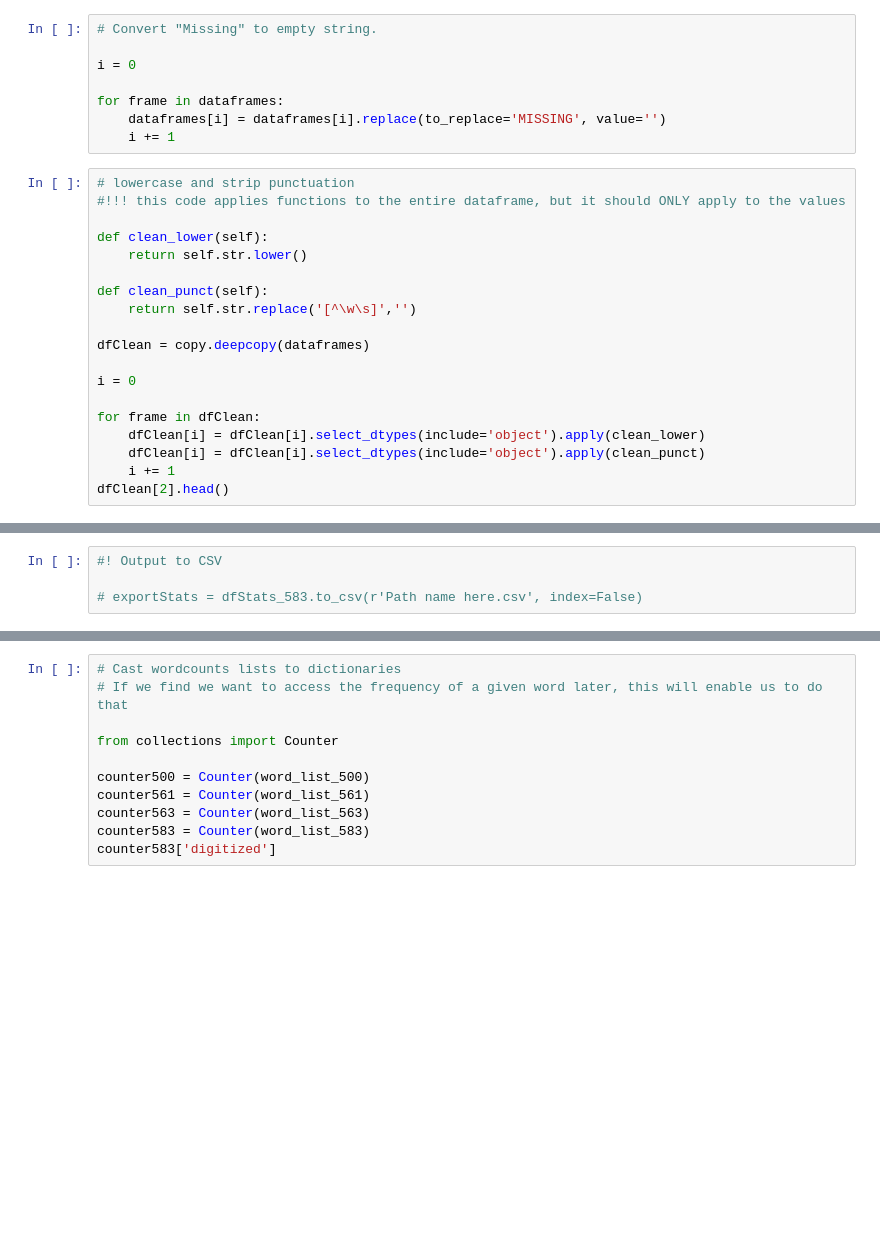
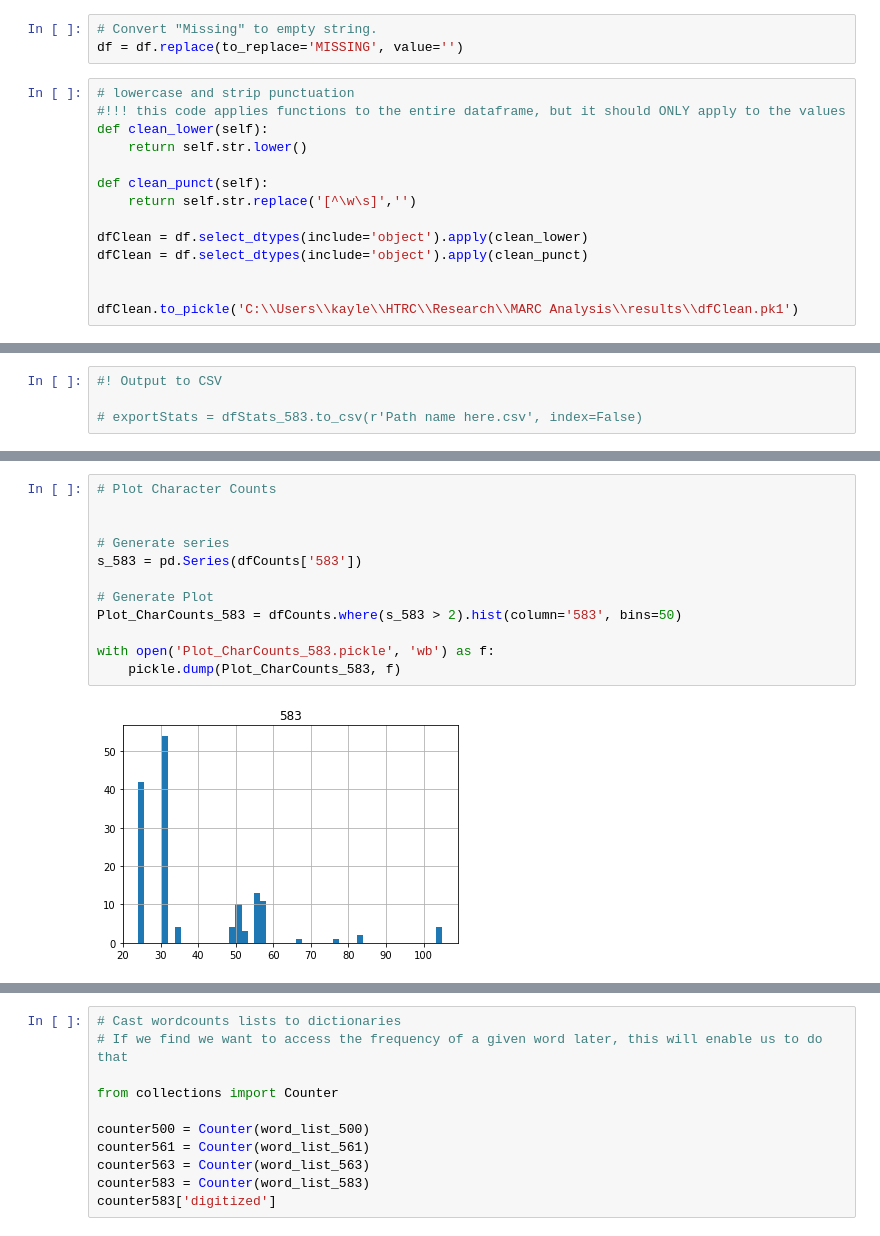
Before and after one commit to rdubnic2/OIDLPP, a Jupyter notebook: 2019 OIDLPP/KD/HTRC_MARC-processing-pandas.ipynb, the cells around one changed output, grey strips where cells are left out. Saved outputs shown, nothing was run; the diff lists cells and outputs as text; blank space fills up the shorter version.

```diff
--- a/2019 OIDLPP/KD/HTRC_MARC-processing-pandas.ipynb
+++ b/2019 OIDLPP/KD/HTRC_MARC-processing-pandas.ipynb
@@ -88,28 +82,18 @@ Clean up the textual data for all cells: lowercase, punctuation, tokenize
 #     print(content, sep='\n')
 # %%
 # Convert "Missing" to empty string.
-
-i = 0
-
-for frame in dataframes:
-    dataframes[i] = dataframes[i].replace(to_replace='MISSING', value='')
-    i += 1
+df = df.replace(to_replace='MISSING', value='')
 # %%
 # lowercase and strip punctuation
 #!!! this code applies functions to the entire dataframe, but it should ONLY apply to the values
-
 def clean_lower(self):
     return self.str.lower()
 
 def clean_punct(self):
     return self.str.replace('[^\w\s]','')
 
-dfClean = copy.deepcopy(dataframes)
+dfClean = df.select_dtypes(include='object').apply(clean_lower)
+dfClean = df.select_dtypes(include='object').apply(clean_punct)
 
-i = 0
 
-for frame in dfClean:
-    dfClean[i] = dfClean[i].select_dtypes(include='object').apply(clean_lower)
-    dfClean[i] = dfClean[i].select_dtypes(include='object').apply(clean_punct)
-    i += 1
-dfClean[2].head()
+dfClean.to_pickle('C:\\Users\\kayle\\HTRC\\Research\\MARC Analysis\\results\\dfClean.pk1')
@@ -329,0 +195,14 @@ for l in tokens_583:
+# %%
+# Plot Character Counts
+
+
+# Generate series
+s_583 = pd.Series(dfCounts['583'])
+
+# Generate Plot
+Plot_CharCounts_583 = dfCounts.where(s_583 > 2).hist(column='583', bins=50)
+
+with open('Plot_CharCounts_583.pickle', 'wb') as f:
+    pickle.dump(Plot_CharCounts_583, f)
+# %% [output]
+[figure, added]
```
Also changed, not shown: parts of 16 cells of this notebook.
